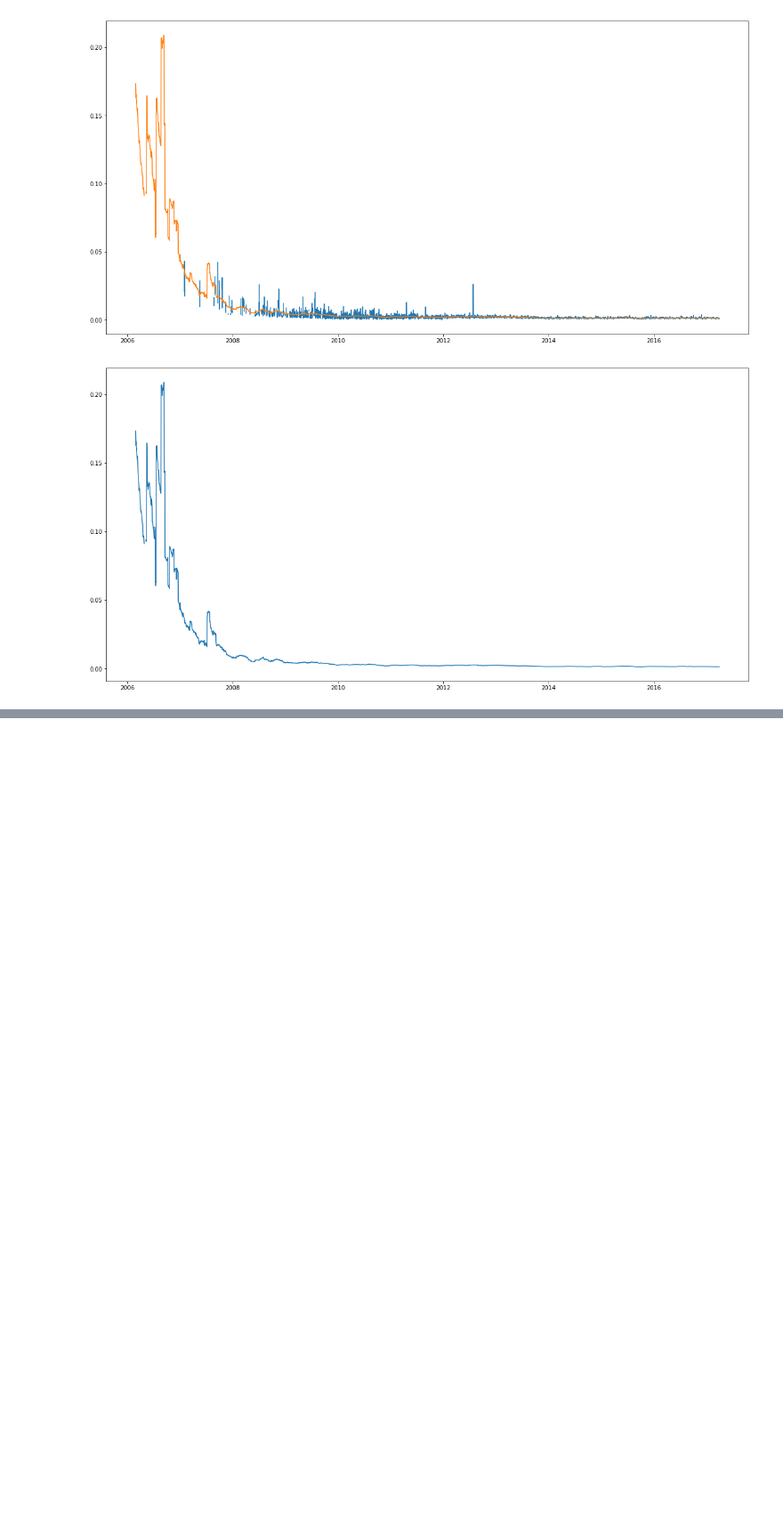
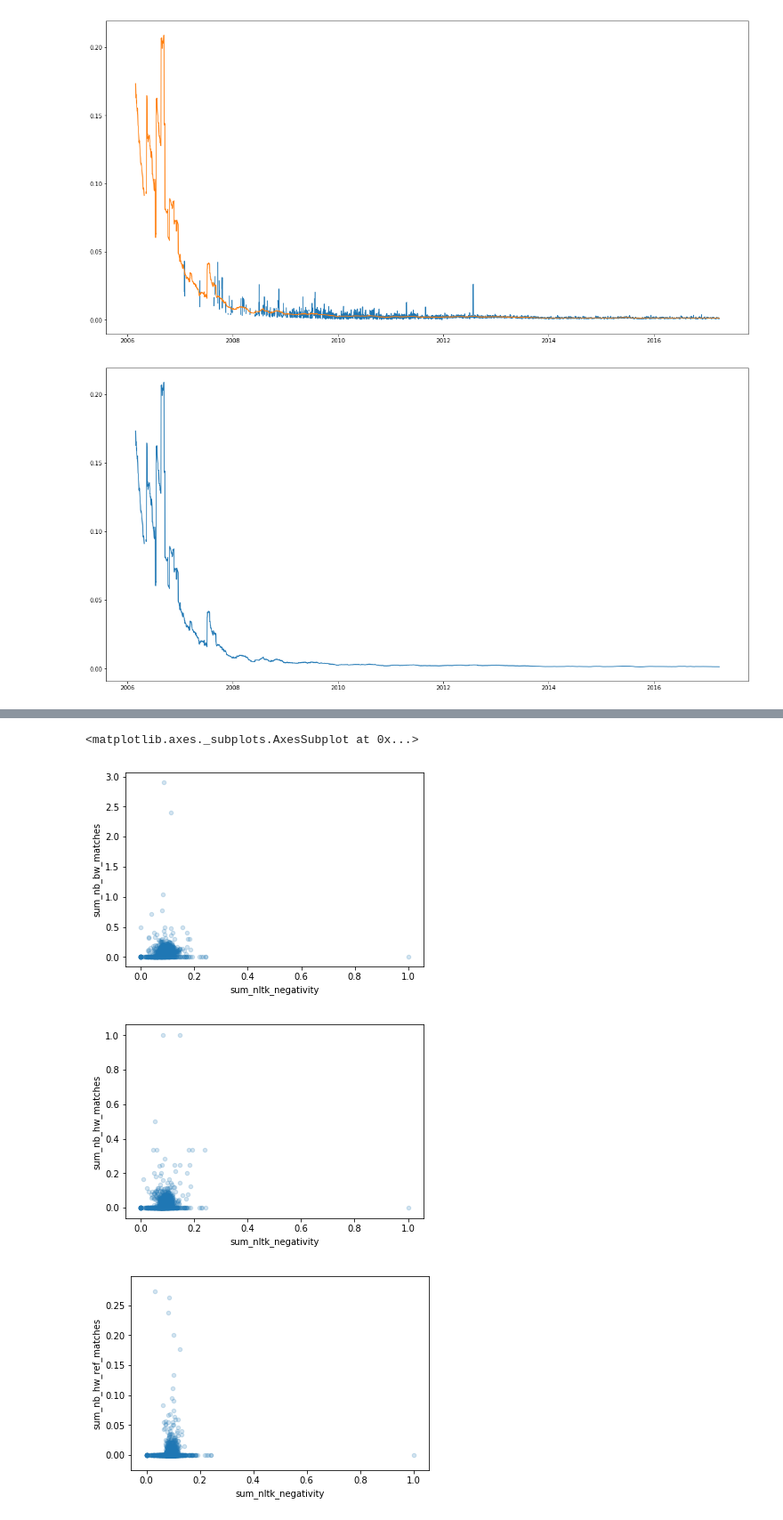
Before and after one commit to MetaHG/Reddit-opinions-polarization, a Jupyter notebook: notebooks/nlp_metrics_analysis.ipynb, the cells around one changed output, grey strips where cells are left out. Shown at 89% size. Cells and saved outputs as stored; diff of their text form; code cells hidden in the pictures; blank space fills up the shorter version.

```diff
--- a/notebooks/nlp_metrics_analysis.ipynb
+++ b/notebooks/nlp_metrics_analysis.ipynb
@@ -456,0 +484,9 @@ ref_hw_plot_stat(intensity_avg=True)
+# %%
+nlp_n.plot.scatter('sum_nltk_negativity', 'sum_nb_bw_matches', alpha=0.2)
+nlp_n.plot.scatter('sum_nltk_negativity', 'sum_nb_hw_matches', alpha=0.2)
+nlp_n.plot.scatter('sum_nltk_negativity', 'sum_nb_hw_ref_matches', alpha=0.2)
+# %% [output]
+<matplotlib.axes._subplots.AxesSubplot at 0x...>
+[figure, added]
+[figure, added]
+[figure, added]
```
Also changed, not shown: parts of 8 cells of this notebook.
